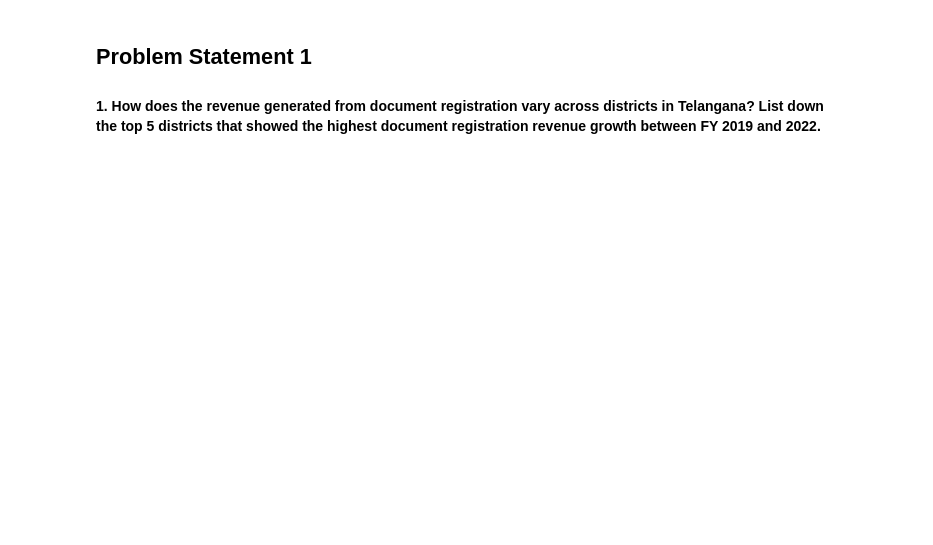
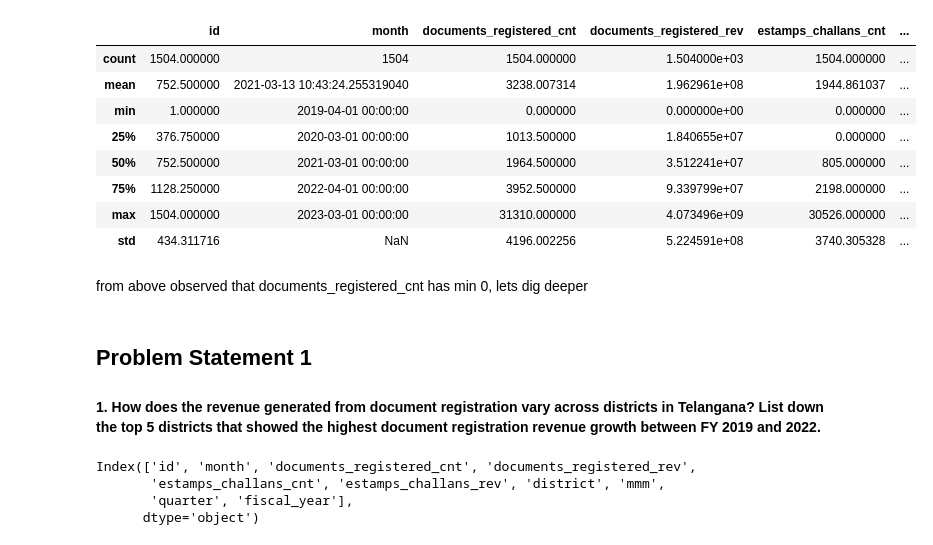
Before and after one commit to nani2357/Telangana_Growth_Analysis, a Jupyter notebook: notebooks/stamps.ipynb, the cells around one changed output. Drawn from its saved outputs; the diff is of its cells as text; code cells hidden in the pictures; blank space fills up the shorter version.

```diff
--- a/notebooks/stamps.ipynb
+++ b/notebooks/stamps.ipynb
@@ -28,0 +34,22 @@ cursor = connection.cursor()
+# %%
+# SQL query to join 'fact_stamps' and 'dim_districts' on 'dist_code'
+
+query = """
+    select * from documents
+    inner join districts on documents.dist_code = districts.dist_code
+    """
+# Use pandas to run the query and store the result in a DataFrame
+stamps = pd.read_sql(query, connection)
+
+# Sort the DataFrame by the 'id' column in ascending order
+stamps.sort_values(by='id', ascending=True, inplace=True)
+stamps.reset_index(drop=True, inplace=True)
+
+
+# Load the 'dim_date' table into a DataFrame
+dim_date = pd.read_sql("SELECT * FROM dim_date", connection)
+
+# Merge the 'stamps' DataFrame with the 'dim_date' DataFrame on the 'month' column
+stamps = pd.merge(stamps, dim_date, on='month', how='inner')
+# Display the first few rows of the merged DataFrame
+stamps.head()
@@ -28,0 +105,14 @@ cursor = connection.cursor()
+# %%
+stamps.describe()
+# %% [output]
+|  | id | month | documents_registered_cnt | documents_registered_rev | estamps_challans_cnt | ... |
+| count | 1504.000000 | 1504 | 1504.000000 | 1.504000e+03 | 1504.000000 | ... |
+| mean | 752.500000 | 2021-03-13 10:43:24.255319040 | 3238.007314 | 1.962961e+08 | 1944.861037 | ... |
+| min | 1.000000 | 2019-04-01 00:00:00 | 0.000000 | 0.000000e+00 | 0.000000 | ... |
+| 25% | 376.750000 | 2020-03-01 00:00:00 | 1013.500000 | 1.840655e+07 | 0.000000 | ... |
+| 50% | 752.500000 | 2021-03-01 00:00:00 | 1964.500000 | 3.512241e+07 | 805.000000 | ... |
+| 75% | 1128.250000 | 2022-04-01 00:00:00 | 3952.500000 | 9.339799e+07 | 2198.000000 | ... |
+| max | 1504.000000 | 2023-03-01 00:00:00 | 31310.000000 | 4.073496e+09 | 30526.000000 | ... |
+| std | 434.311716 | NaN | 4196.002256 | 5.224591e+08 | 3740.305328 | ... |
+# %% [markdown]
+from above observed that documents_registered_cnt has min 0, lets dig deeper
@@ -29,3 +151,10 @@ cursor = connection.cursor()
 # %% [markdown]
 ## Problem Statement 1
 #### 1. How does the revenue generated from document registration vary across districts in Telangana? List down the top 5 districts that showed the highest document registration revenue growth between FY 2019 and 2022.
+# %%
+stamps.columns
+# %% [output]
+Index(['id', 'month', 'documents_registered_cnt', 'documents_registered_rev',
+       'estamps_challans_cnt', 'estamps_challans_rev', 'district', 'mmm',
+       'quarter', 'fiscal_year'],
+      dtype='object')
```
Also changed, not shown: parts of 16 cells of this notebook, 1 other file.
